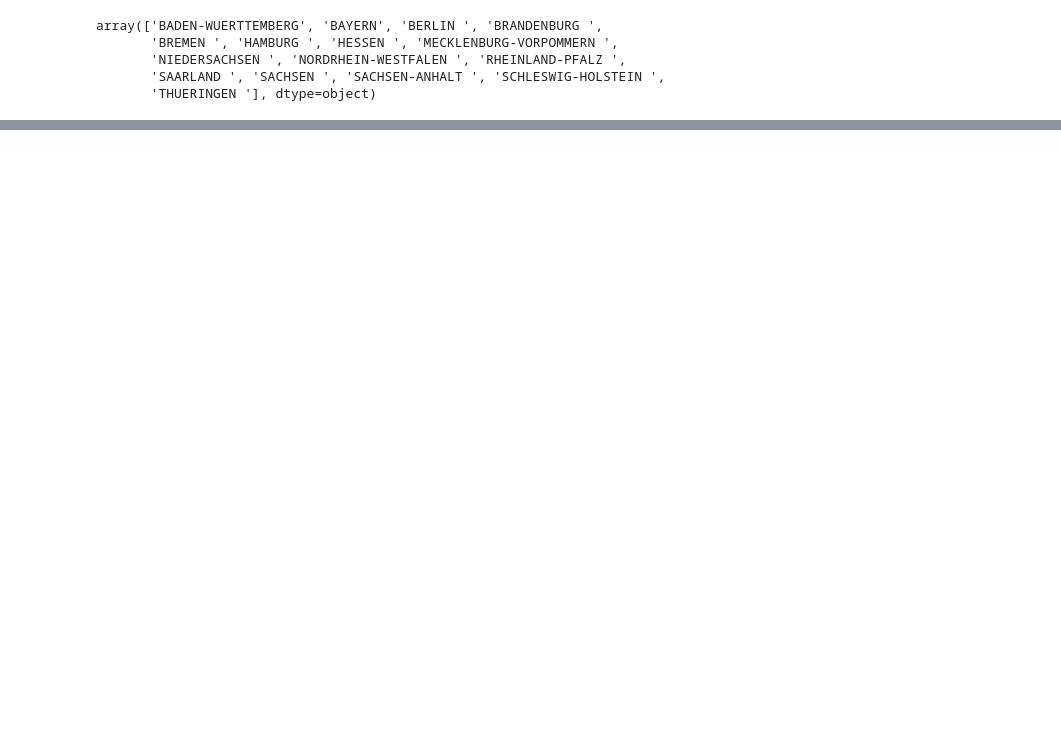
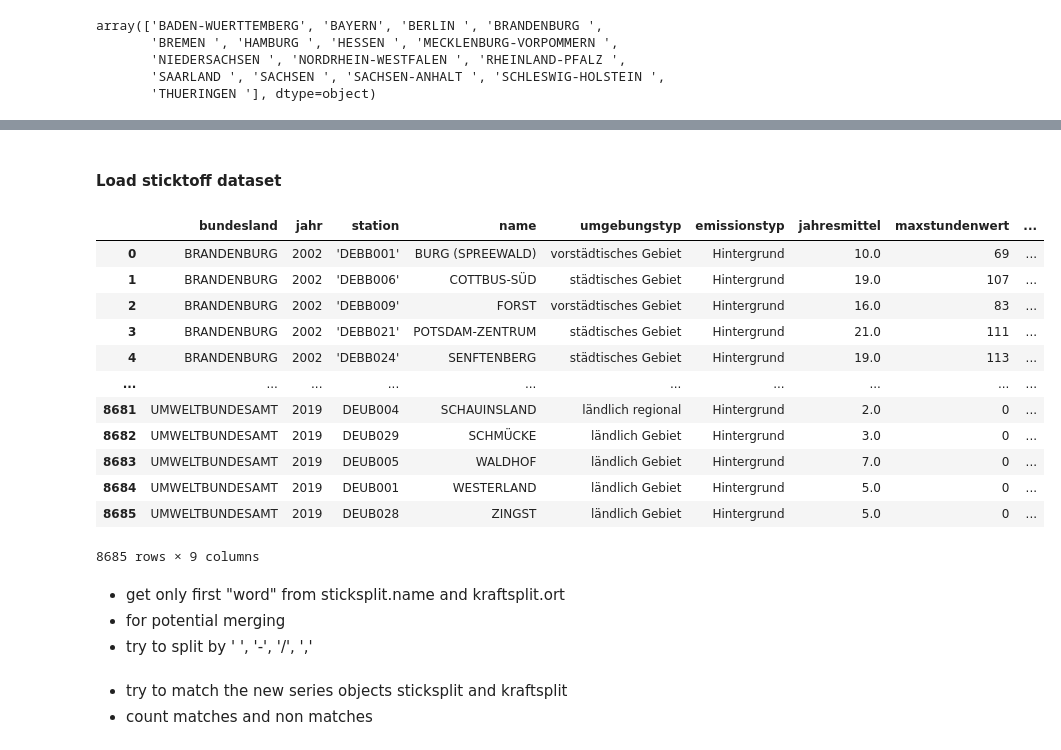
Before and after one commit to RaumschiffGS/Data-Science-Project, a Jupyter notebook: Kraftfahrzeugbestand/parse_kraftfahrzeuge.ipynb, the cells around one changed output, grey strips where cells are left out. Drawn from its saved outputs; the diff is of its cells as text; code cells hidden in the pictures; blank space fills up the shorter version.

```diff
--- a/Kraftfahrzeugbestand/parse_kraftfahrzeuge.ipynb
+++ b/Kraftfahrzeugbestand/parse_kraftfahrzeuge.ipynb
@@ -133,0 +172,24 @@ Name: ort, Length: 401, dtype: object
+# %% [markdown]
+#### Load sticktoff dataset
+# %%
+stickstoff = pd.read_pickle("stickstoff_daten.pkl")
+# %%
+stickstoff
+# %% [output]
+|  | bundesland | jahr | station | name | umgebungstyp | emissionstyp | jahresmittel | maxstundenwert | ... |
+| 0 | BRANDENBURG | 2002 | 'DEBB001' | BURG (SPREEWALD) | vorstädtisches Gebiet | Hintergrund | 10.0 | 69 | ... |
+| 1 | BRANDENBURG | 2002 | 'DEBB006' | COTTBUS-SÜD | städtisches Gebiet | Hintergrund | 19.0 | 107 | ... |
+| 2 | BRANDENBURG | 2002 | 'DEBB009' | FORST | vorstädtisches Gebiet | Hintergrund | 16.0 | 83 | ... |
+| 3 | BRANDENBURG | 2002 | 'DEBB021' | POTSDAM-ZENTRUM | städtisches Gebiet | Hintergrund | 21.0 | 111 | ... |
+| 4 | BRANDENBURG | 2002 | 'DEBB024' | SENFTENBERG | städtisches Gebiet | Hintergrund | 19.0 | 113 | ... |
+| ... | ... | ... | ... | ... | ... | ... | ... | ... | ... |
+| 8681 | UMWELTBUNDESAMT | 2019 | DEUB004 | SCHAUINSLAND | ländlich regional | Hintergrund | 2.0 | 0 | ... |
+| 8682 | UMWELTBUNDESAMT | 2019 | DEUB029 | SCHMÜCKE | ländlich Gebiet | Hintergrund | 3.0 | 0 | ... |
+| 8683 | UMWELTBUNDESAMT | 2019 | DEUB005 | WALDHOF | ländlich Gebiet | Hintergrund | 7.0 | 0 | ... |
+| 8684 | UMWELTBUNDESAMT | 2019 | DEUB001 | WESTERLAND | ländlich Gebiet | Hintergrund | 5.0 | 0 | ... |
+| 8685 | UMWELTBUNDESAMT | 2019 | DEUB028 | ZINGST | ländlich Gebiet | Hintergrund | 5.0 | 0 | ... |
+8685 rows × 9 columns
+# %% [markdown]
+* get only first "word" from sticksplit.name and kraftsplit.ort
+* for potential merging
+* try to split by ' ', '-', '/', ','
@@ -133,0 +200,3 @@ Name: ort, Length: 401, dtype: object
+# %% [markdown]
+* try to match the new series objects sticksplit and kraftsplit
+* count matches and non matches
```
Also changed, not shown: parts of 18 cells of this notebook, 1 other file.
